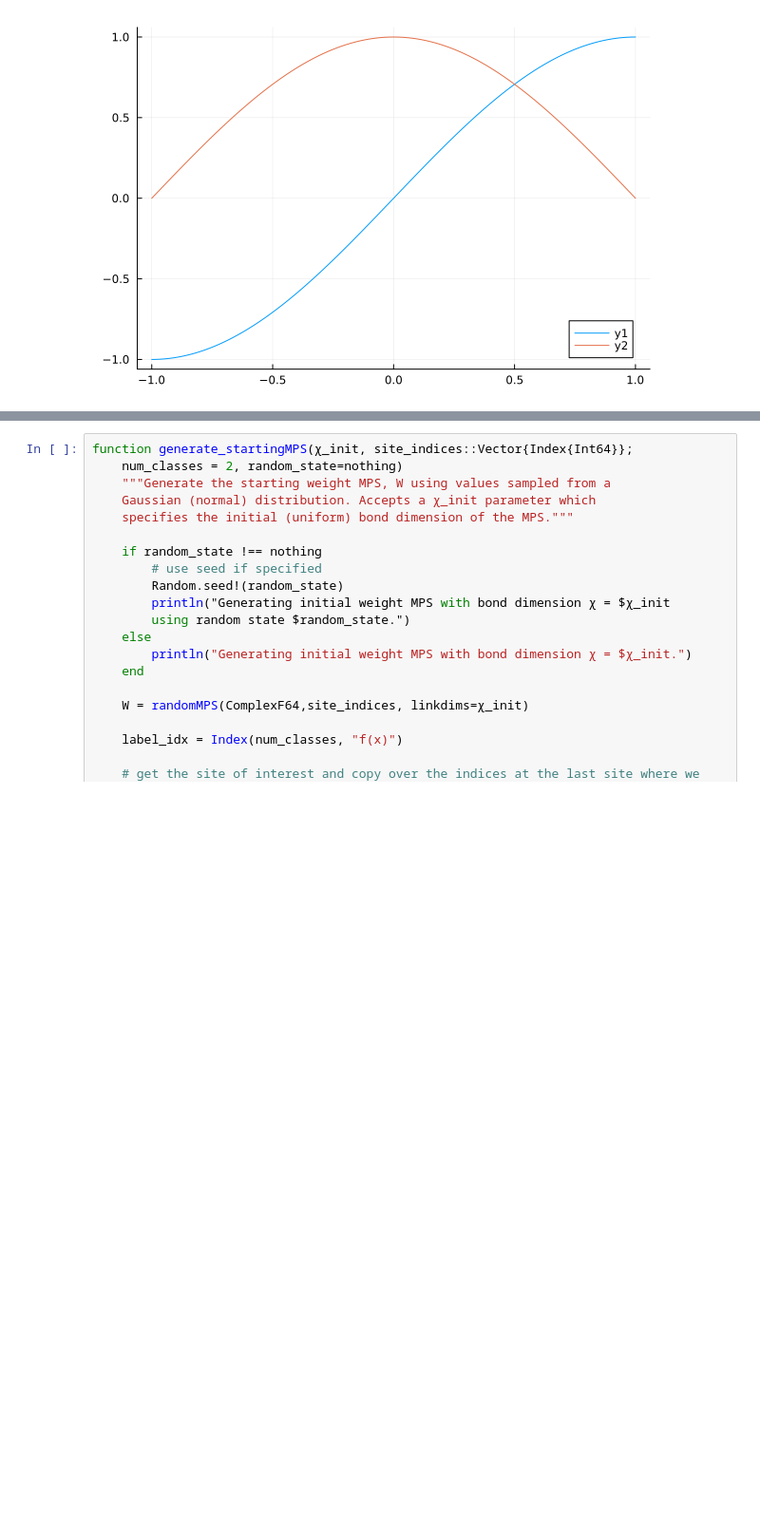
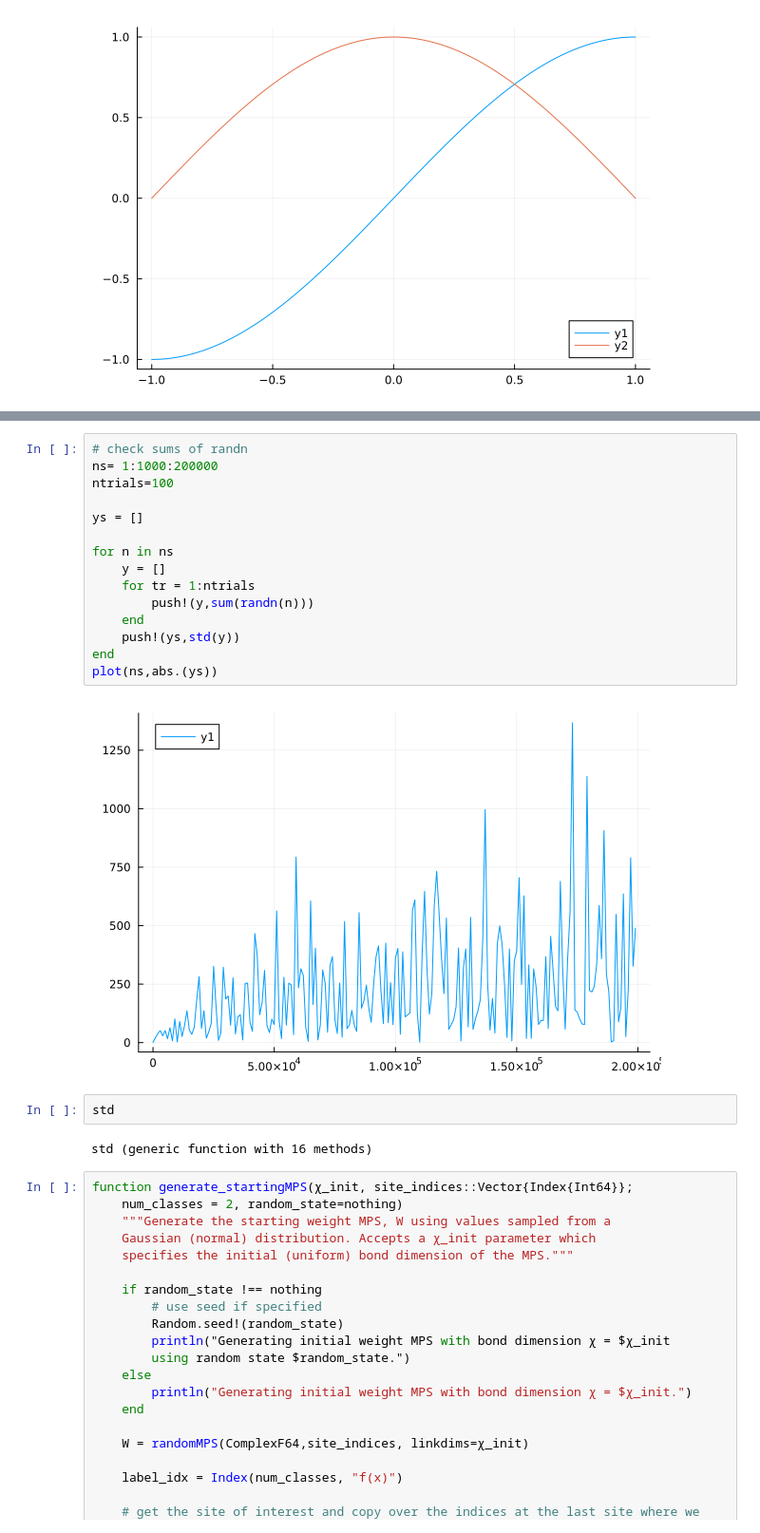
Before and after one commit to jmoo2880/QuantumInspiredML, a Jupyter notebook: LogLoss/ffts.ipynb, the cells around one changed output, grey strips where cells are left out. Shown at 95% size. Drawn from its saved outputs; the diff is of its cells as text; blank space fills up the shorter version.

```diff
--- a/LogLoss/ffts.ipynb
+++ b/LogLoss/ffts.ipynb
@@ -169,3 +172,24 @@ xs
+# %%
+# check sums of randn
+ns= 1:1000:200000
+ntrials=100
+
+ys = []
+
+for n in ns
+    y = []
+    for tr = 1:ntrials
+        push!(y,sum(randn(n)))
+    end
+    push!(ys,std(y))
+end
+plot(ns,abs.(ys))
+# %% [output]
+[figure, added]
+# %%
+std
+# %% [output]
+std (generic function with 16 methods)
 # %%
 function generate_startingMPS(χ_init, site_indices::Vector{Index{Int64}};
     num_classes = 2, random_state=nothing)
```
Also changed, not shown: parts of 7 cells of this notebook, 4 other files.
